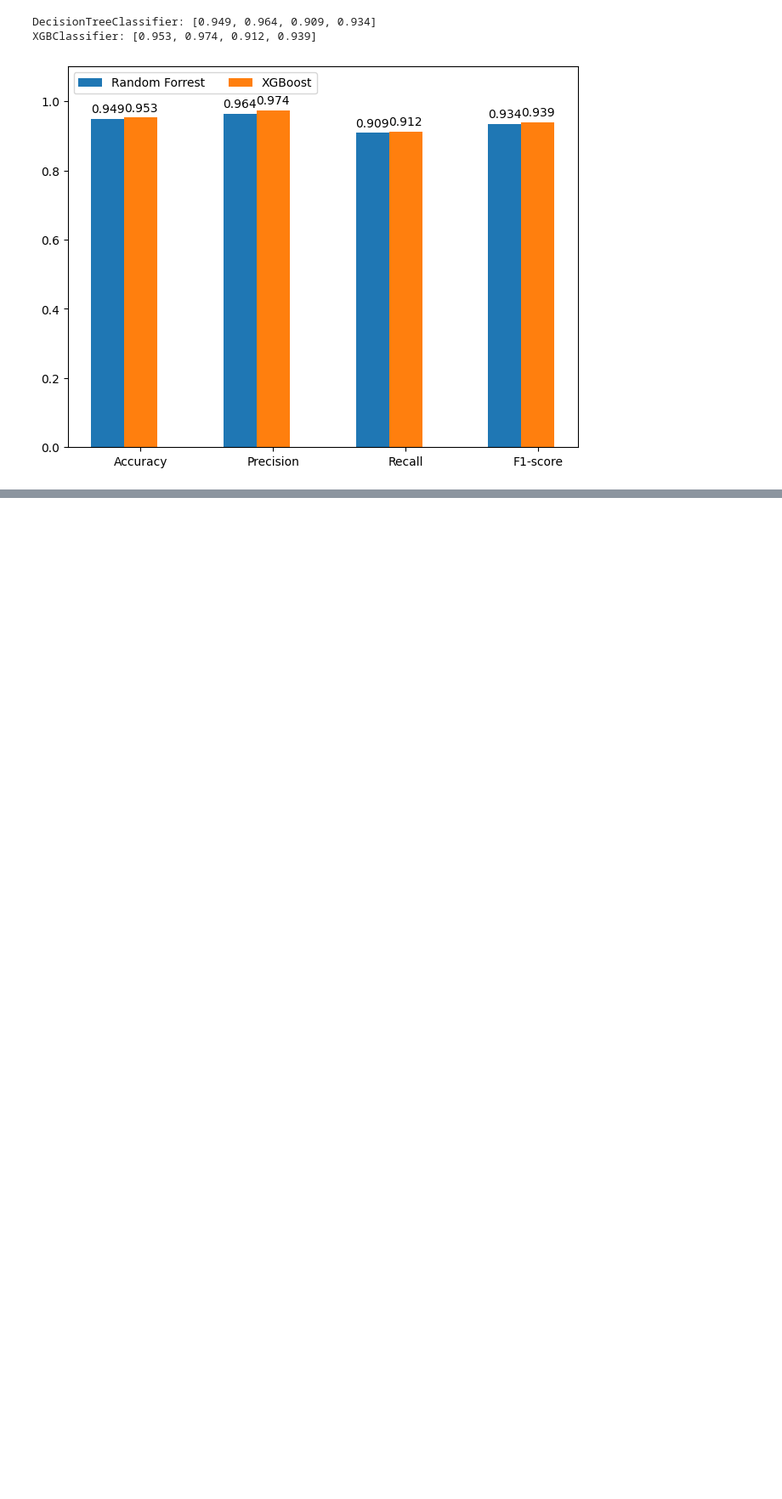
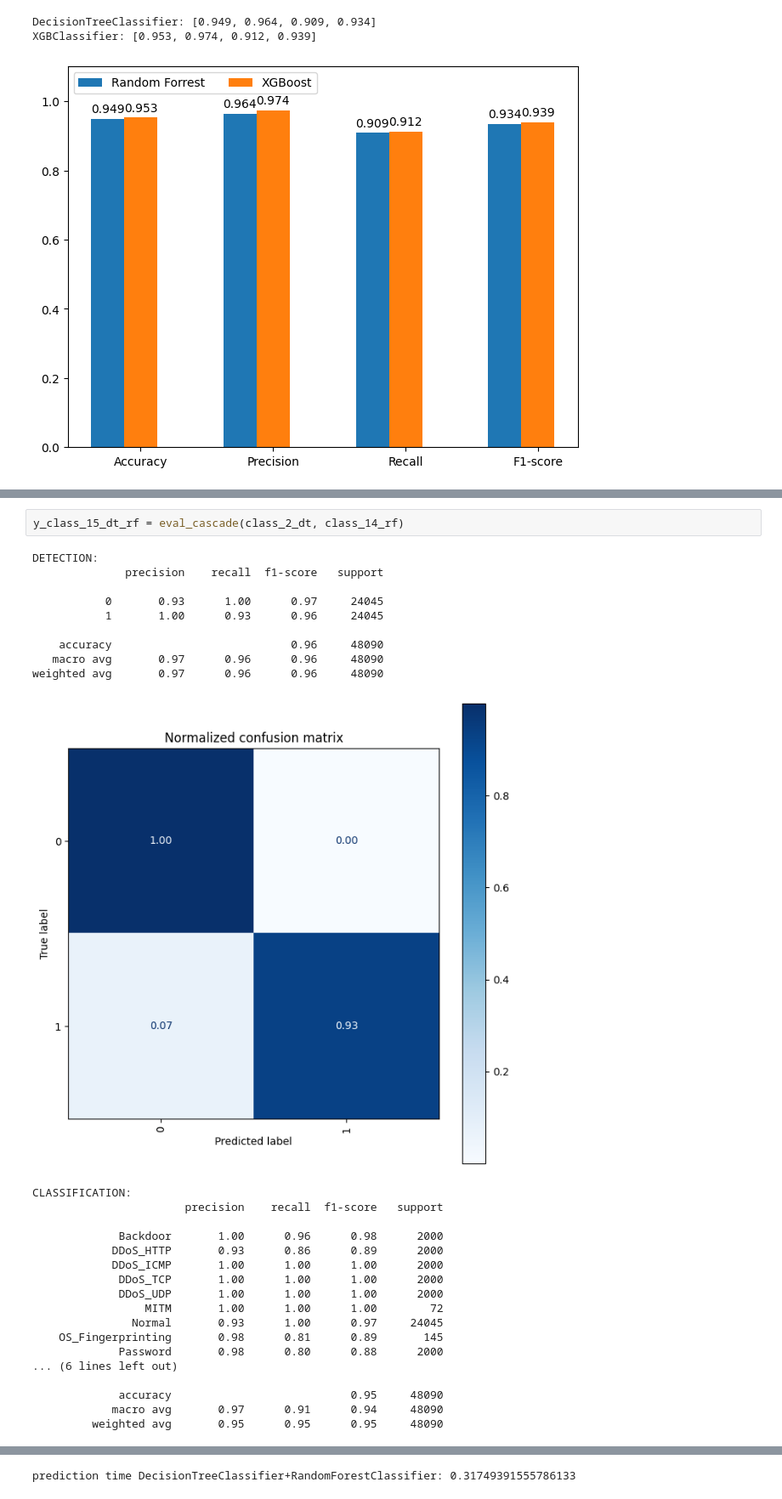
Before and after one commit to pro1710/ids, a Jupyter notebook: paper_content.ipynb, the cells around one changed output, grey strips where cells are left out. Shown at 85% size. Drawn from its saved outputs; the diff is of its cells as text; blank space fills up the shorter version.

```diff
--- a/paper_content.ipynb
+++ b/paper_content.ipynb
@@ -433,0 +478,30 @@ XGBClassifier: [0.953, 0.974, 0.912, 0.939]
+# %%
+y_class_15_dt_rf = eval_cascade(class_2_dt, class_14_rf)
+# %% [output]
+DETECTION:
+              precision    recall  f1-score   support
+
+           0       0.93      1.00      0.97     24045
+           1       1.00      0.93      0.96     24045
+
+    accuracy                           0.96     48090
+   macro avg       0.97      0.96      0.96     48090
+weighted avg       0.97      0.96      0.96     48090
+[figure, added]
+CLASSIFICATION:
+                       precision    recall  f1-score   support
+
+             Backdoor       1.00      0.96      0.98      2000
+            DDoS_HTTP       0.93      0.86      0.89      2000
+            DDoS_ICMP       1.00      1.00      1.00      2000
+             DDoS_TCP       1.00      1.00      1.00      2000
+             DDoS_UDP       1.00      1.00      1.00      2000
+                 MITM       1.00      1.00      1.00        72
+               Normal       0.93      1.00      0.97     24045
+    OS_Fingerprinting       0.98      0.81      0.89       145
+             Password       0.98      0.80      0.88      2000
+... (6 lines left out)
+
+             accuracy                           0.95     48090
+            macro avg       0.97      0.91      0.94     48090
+         weighted avg       0.95      0.95      0.95     48090
@@ -433,0 +509 @@ XGBClassifier: [0.953, 0.974, 0.912, 0.939]
+prediction time DecisionTreeClassifier+RandomForestClassifier: 0.31749391555786133
```
Also changed, not shown: parts of 27 cells of this notebook, 1 other file.
